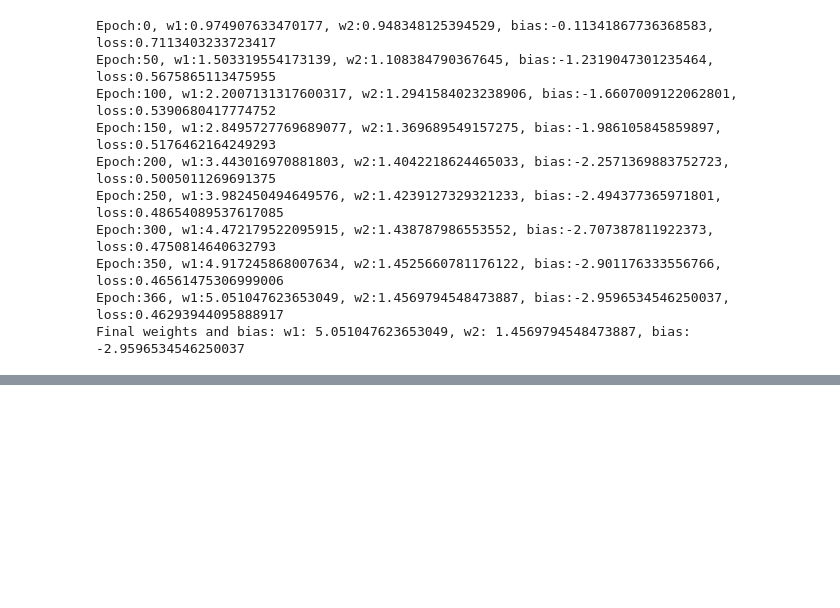
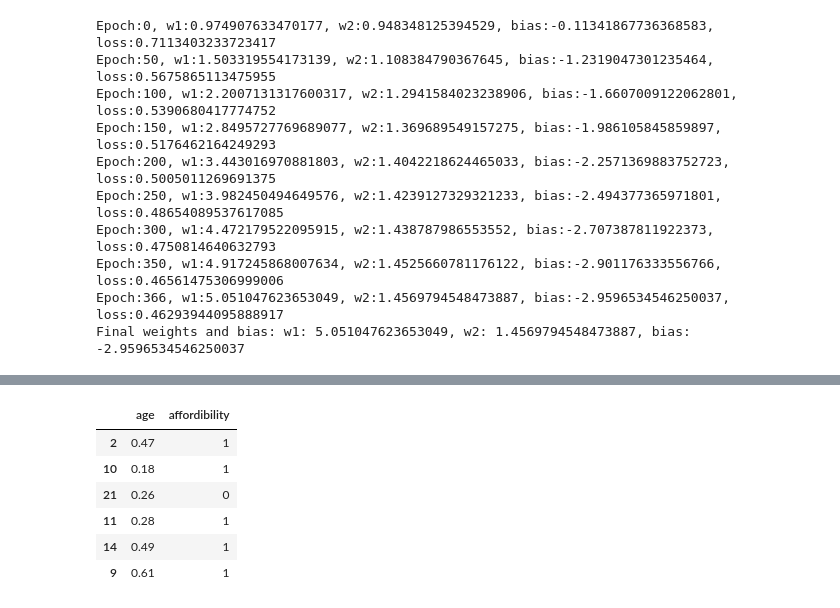
Before and after one commit to aditishraq/Deep-Learning, a Jupyter notebook: Neural Network/Untitled.ipynb, the cells around one changed output, grey strips where cells are left out. Drawn from its saved outputs; the diff is of its cells as text; code cells hidden in the pictures; blank space fills up the shorter version.

```diff
--- a/Neural Network/Untitled.ipynb
+++ b/Neural Network/Untitled.ipynb
@@ -162,0 +198,10 @@ NameError: name 'coef' is not defined
+# %%
+X_test_scaled
+# %% [output]
+|  | age | affordibility |
+| 2 | 0.47 | 1 |
+| 10 | 0.18 | 1 |
+| 21 | 0.26 | 0 |
+| 11 | 0.28 | 1 |
+| 14 | 0.49 | 1 |
+| 9 | 0.61 | 1 |
```
Also changed, not shown: parts of 8 cells of this notebook.
